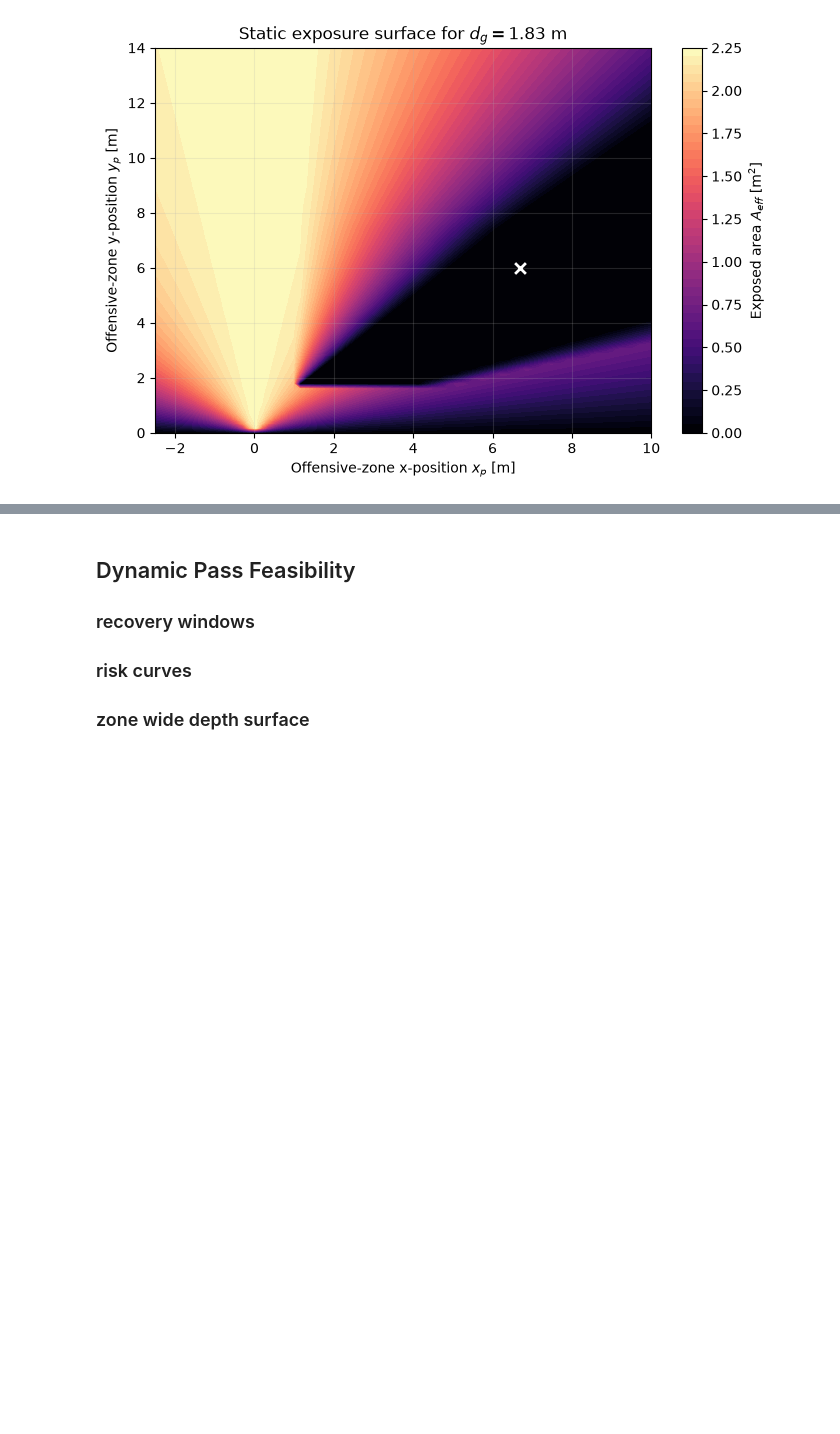
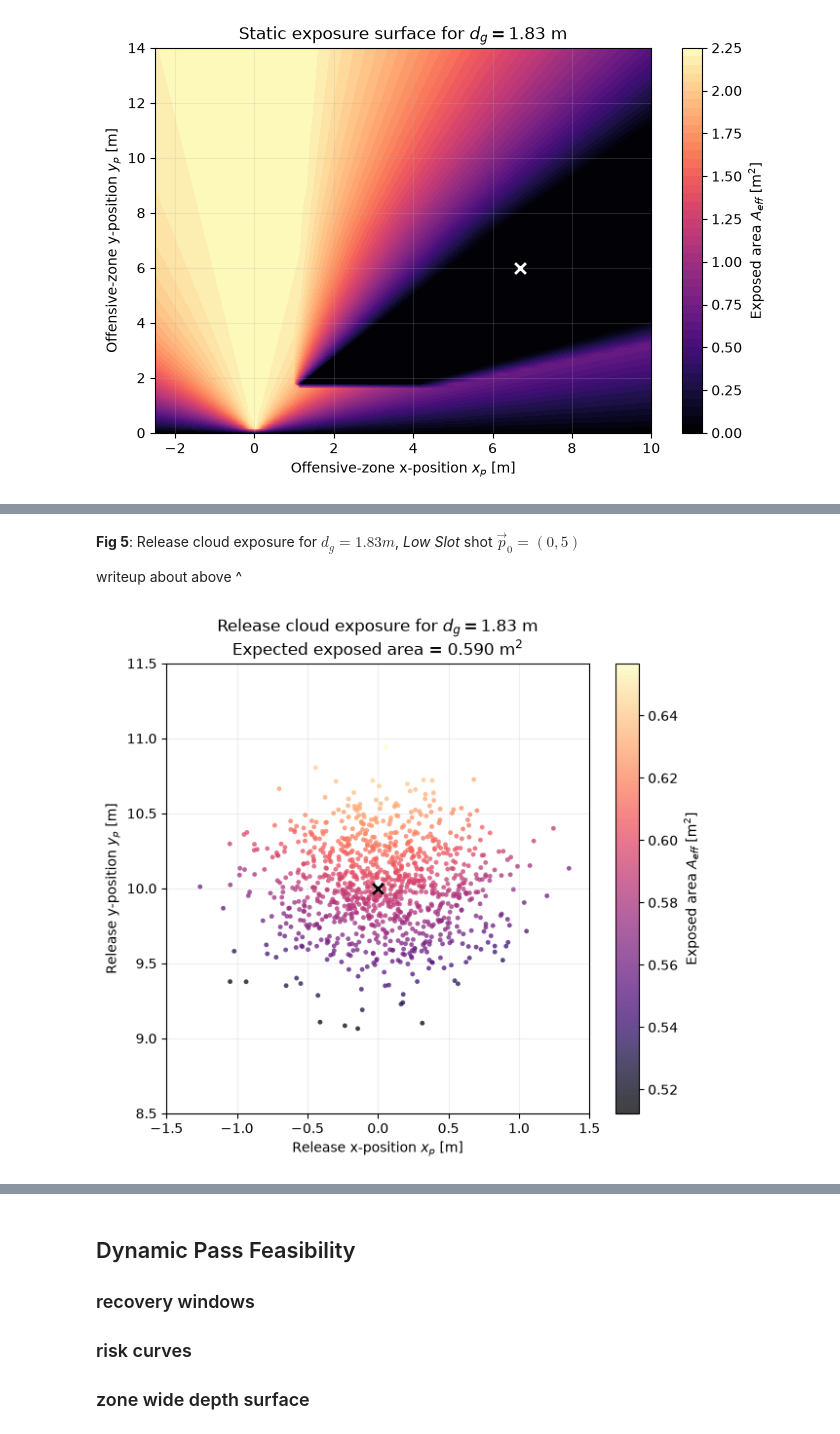
Before and after one commit to kaiwave/goaltender-optimisation-jnb, a Jupyter notebook: main.ipynb, the cells around one changed output, grey strips where cells are left out. Saved outputs shown, nothing was run; the diff lists cells and outputs as text; code cells hidden in the pictures; blank space fills up the shorter version.

```diff
--- a/main.ipynb
+++ b/main.ipynb
@@ -258,0 +264,8 @@ writeup about above ^
+# %% [markdown]
+**Fig 5**: Release cloud exposure for $d_g=1.83m$, *Low Slot* shot $\vec{p}_0=(0,5)$
+
+writeup about above ^
+# %%
+fig, ax = model.plot_release_cloud_exposure(p0=(0.0, 10.0))
+# %% [output]
+[figure, added]
```
Also changed, not shown: parts of 18 cells of this notebook, 1 other file.
